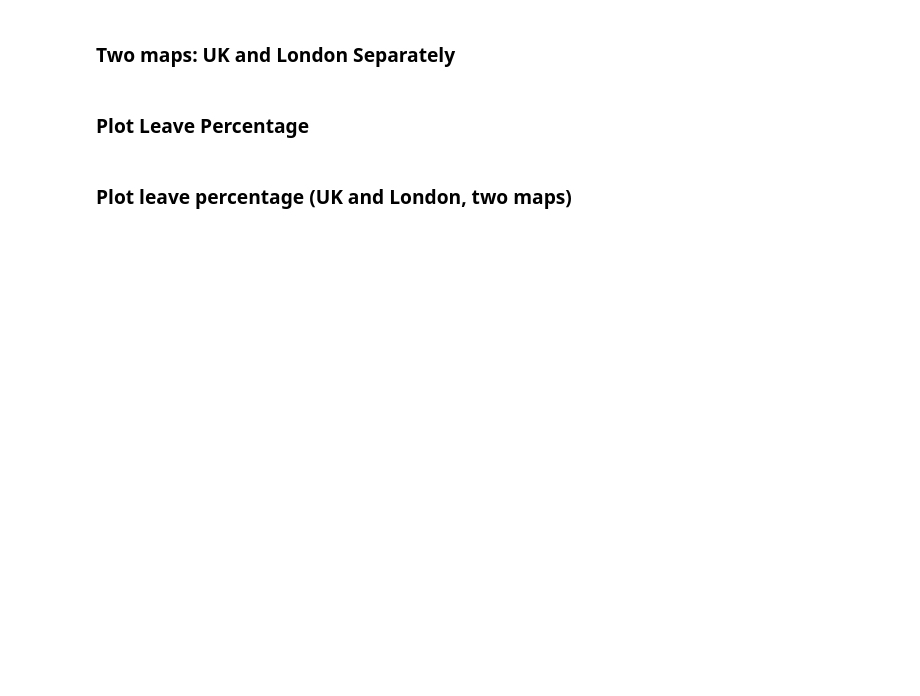
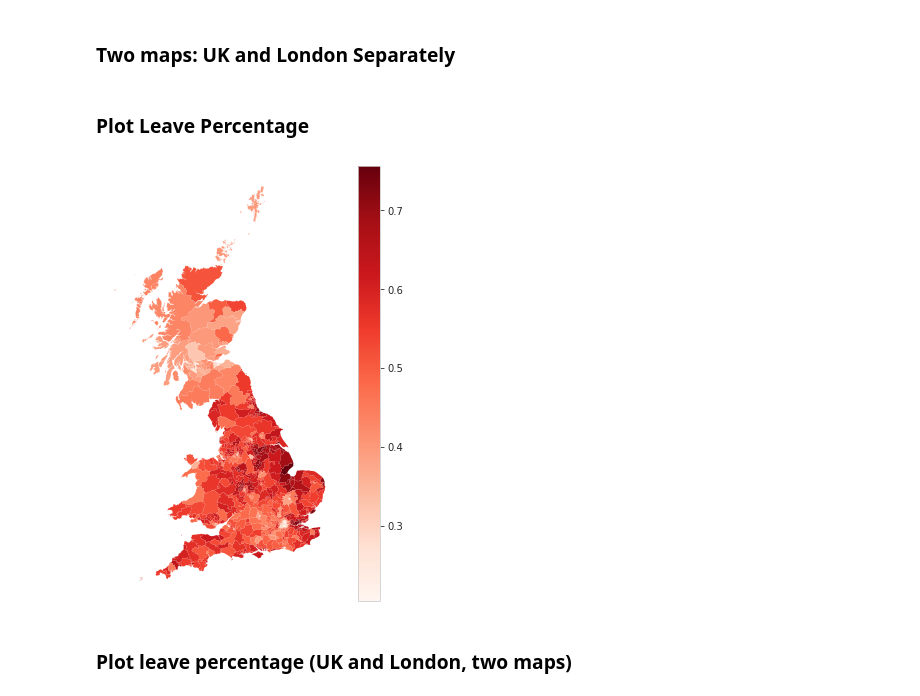
Before and after one commit to ab17254/GV918-Week-05, a Jupyter notebook: Week_05_Class_Exercise.ipynb, the cells around one changed output. Saved outputs shown, nothing was run; the diff lists cells and outputs as text; code cells hidden in the pictures; blank space fills up the shorter version.

```diff
--- a/Week_05_Class_Exercise.ipynb
+++ b/Week_05_Class_Exercise.ipynb
@@ -276,2 +292,4 @@ df_map = gpd.read_file('/content/const-shape/Westminster_Parliamentary_Constitue
 # %% [markdown]
 ### Merge political dataset
+# %%
+df_polmap = df_map.merge(df_merge, left_on='pcon17cd', right_on='ons_id')
@@ -279,5 +306,10 @@ df_map = gpd.read_file('/content/const-shape/Westminster_Parliamentary_Constitue
 ### Two maps: UK and London Separately
 # %% [markdown]
 ### Plot Leave Percentage
+# %%
+fig, ax  = plt.subplots(1,1, figsize = (8,8))
+df_polmap.plot(ax = ax, edgecolor= 'none', column = 'leave_pct', legend = True, cmap = 'Reds').set_axis_off()
+# %% [output]
+[figure, added]
 # %% [markdown]
 ### Plot leave percentage (UK and London, two maps)
```
Also changed, not shown: parts of 6 cells of this notebook.
